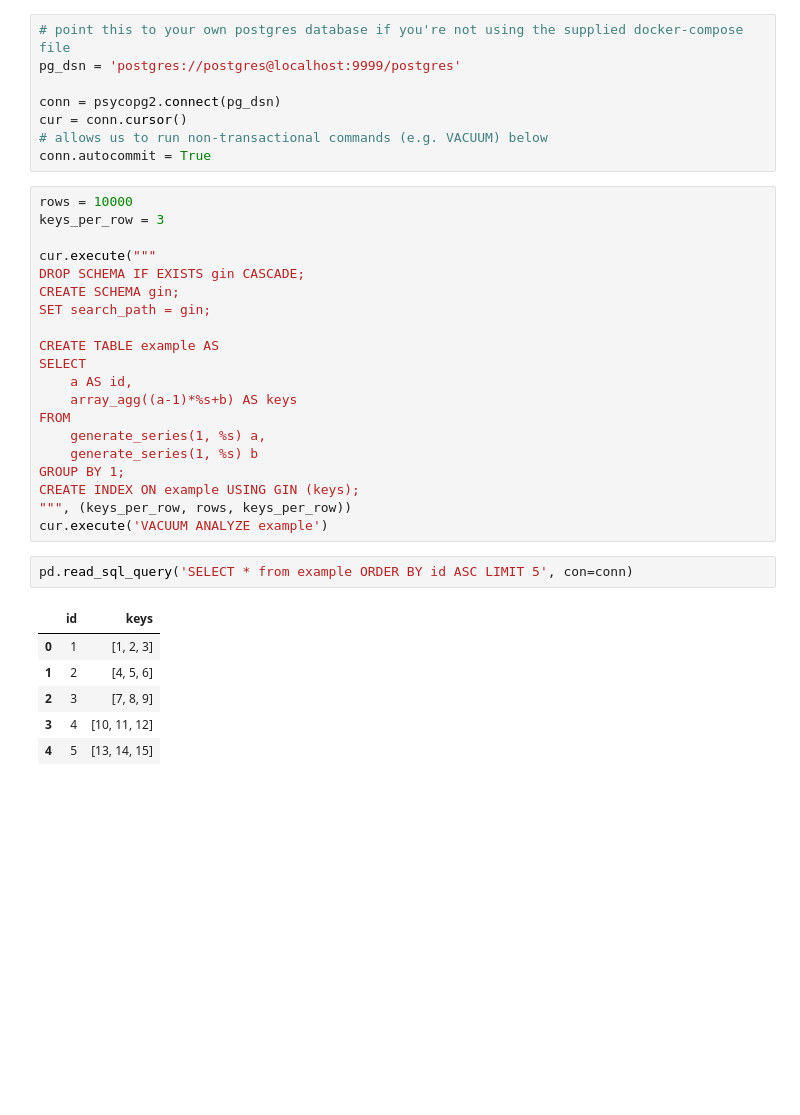
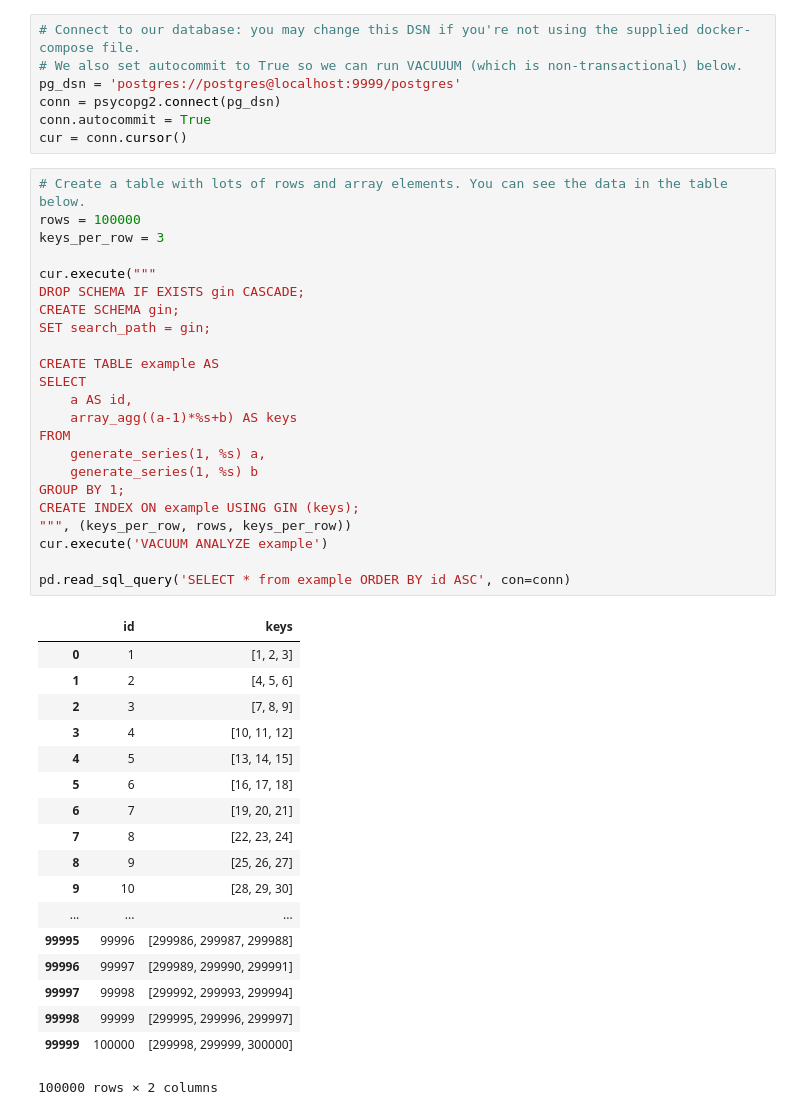
Before and after one commit to felixge/pg-slow-gin, a Jupyter notebook: pg-slow-gin.ipynb, the cells around one changed output. Cells and saved outputs as stored; diff of their text form; blank space fills up the shorter version.

```diff
--- a/pg-slow-gin.ipynb
+++ b/pg-slow-gin.ipynb
@@ -29,40 +37,52 @@ import numpy as np
 from matplotlib import pyplot as plt
 pd.set_option('display.max_rows', 20)
 # %%
-# point this to your own postgres database if you're not using the supplied docker-compose file
+# Connect to our database: you may change this DSN if you're not using the supplied docker-compose file.
+# We also set autocommit to True so we can run VACUUUM (which is non-transactional) below.
 pg_dsn = 'postgres://postgres@localhost:9999/postgres'
-
 conn = psycopg2.connect(pg_dsn)
+conn.autocommit = True
 cur = conn.cursor()
-# allows us to run non-transactional commands (e.g. VACUUM) below
-conn.autocommit = True
 # %%
-rows = 10000
+# Create a table with lots of rows and array elements. You can see the data in the table below.
+rows = 100000
 keys_per_row = 3
 
 cur.execute("""
 DROP SCHEMA IF EXISTS gin CASCADE;
 CREATE SCHEMA gin;
 SET search_path = gin;
 
 CREATE TABLE example AS
 SELECT
 	a AS id,
 	array_agg((a-1)*%s+b) AS keys
 FROM
 	generate_series(1, %s) a,
 	generate_series(1, %s) b
 GROUP BY 1;
 CREATE INDEX ON example USING GIN (keys);
 """, (keys_per_row, rows, keys_per_row))
 cur.execute('VACUUM ANALYZE example')
+
+pd.read_sql_query('SELECT * from example ORDER BY id ASC', con=conn)
+# %% [output]
+|  | id | keys |
+| 0 | 1 | [1, 2, 3] |
+| 1 | 2 | [4, 5, 6] |
+| 2 | 3 | [7, 8, 9] |
+| 3 | 4 | [10, 11, 12] |
+| 4 | 5 | [13, 14, 15] |
+| 5 | 6 | [16, 17, 18] |
+| 6 | 7 | [19, 20, 21] |
+| 7 | 8 | [22, 23, 24] |
+| 8 | 9 | [25, 26, 27] |
+| 9 | 10 | [28, 29, 30] |
+| ... | ... | ... |
+| 99995 | 99996 | [299986, 299987, 299988] |
+| 99996 | 99997 | [299989, 299990, 299991] |
+| 99997 | 99998 | [299992, 299993, 299994] |
+| 99998 | 99999 | [299995, 299996, 299997] |
+| 99999 | 100000 | [299998, 299999, 300000] |
+100000 rows × 2 columns
-# %%
-pd.read_sql_query('SELECT * from example ORDER BY id ASC LIMIT 5', con=conn)
-# %% [output]
-|  | id | keys |
-| 0 | 1 | [1, 2, 3] |
-| 1 | 2 | [4, 5, 6] |
-| 2 | 3 | [7, 8, 9] |
-| 3 | 4 | [10, 11, 12] |
-| 4 | 5 | [13, 14, 15] |
 # %%
```
Also changed, not shown: parts of 7 cells of this notebook.
